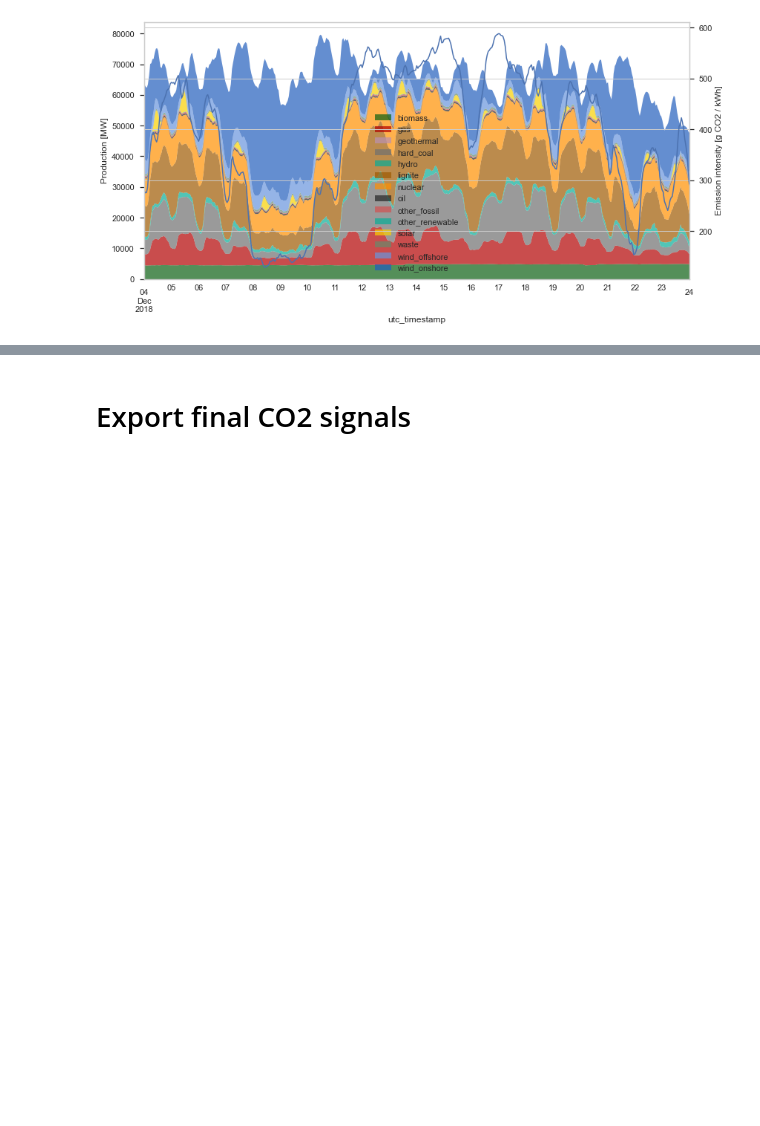
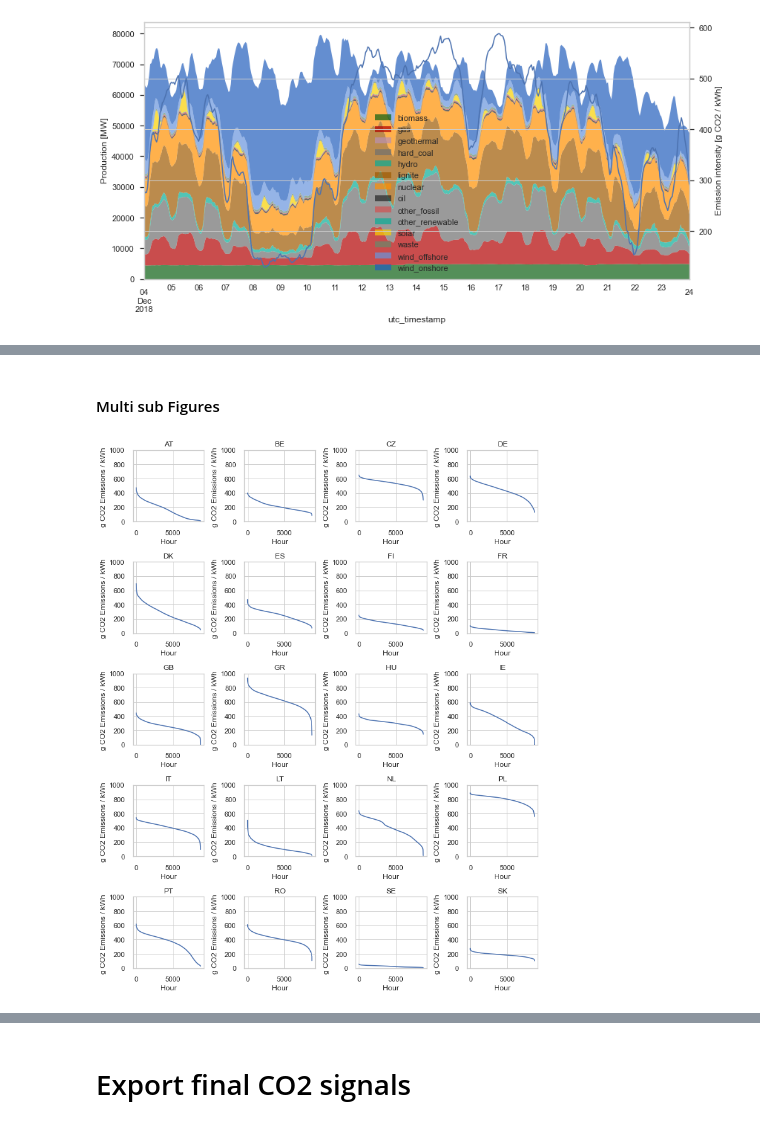
Before and after one commit to INATECH-CIG/CO2_emissions_factors, a Jupyter notebook: CO2 Signals.ipynb, the cells around one changed output, grey strips where cells are left out. Drawn from its saved outputs; the diff is of its cells as text; code cells hidden in the pictures; blank space fills up the shorter version.

```diff
--- a/CO2 Signals.ipynb
+++ b/CO2 Signals.ipynb
@@ -664,0 +674,51 @@ plot_production_profile_2(entsoe_gen_type, Carbon_intensitiy_entsoe_gen_type, 'D
+# %% [markdown]
+#### Multi sub Figures
+# %%
+n_graphs = len(Carbon_intensitiy_entsoe_gen_type[EF.index.levels[0]].columns)
+n_cols = 4
+
+if n_graphs % n_cols == 0:
+    n_rows = n_graphs // n_cols
+else:
+    n_rows = n_graphs // n_cols + 1
+
+
+fig, axes = plt.subplots(nrows=n_rows, ncols=n_cols)
+
+#fig.delaxes(axes[3][4])
+
+size = 2.5
+
+fig.set_size_inches(size*n_cols,size*n_rows)
+
+
+for i, country in enumerate(Carbon_intensitiy_entsoe_gen_type[EF.index.levels[0]].columns):
+    i_row = i // n_cols
+    i_col = i % n_cols
+
+    ax = axes[i_row,i_col]
+
+    #ax.set(aspect='equal')
+
+    ax.plot(range(0,8760), Carbon_intensitiy_entsoe_gen_type[country].sort_values(ascending=False), label = 'CO2 Duration curve')
+
+        #max_lim = (max(entso_DE.loc[:,tech].max(),generation_DE.loc[:,tech].max())//1000)*1000+1000
+        #if max_lim < 0:
+        #    max_lim = 0
+
+        #min_lim = (min(entso_DE.loc[:,tech].min(),generation_DE.loc[:,tech].min())//1000)*1000-1000
+        #if min_lim < 0:
+        #    min_lim = 0
+
+    ax.set_title(country)
+    #ax.set_xlim(min_lim,max_lim)
+    ax.set_ylim(0,1000)
+
+    ax.set_xlabel("Hour")
+    ax.set_ylabel("g CO2 Emissions / kWh ")
+
+    fig.tight_layout()
+
+#ax.legend(['Country EF', 'Technology EF', 'Powerplant EF'] ,loc='lower right', bbox_to_anchor=(2.8, 0.5))
+# %% [output]
+[figure, added]
```
Also changed, not shown: parts of 26 cells of this notebook.
